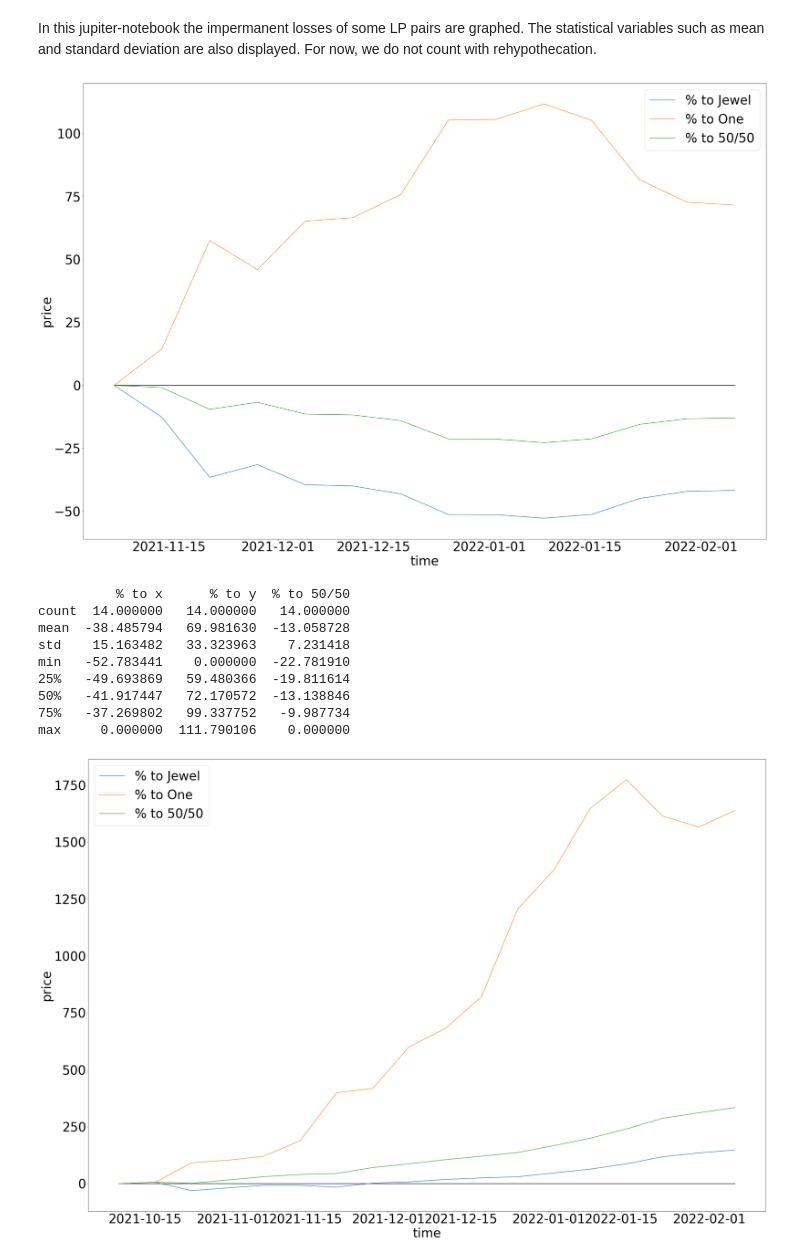
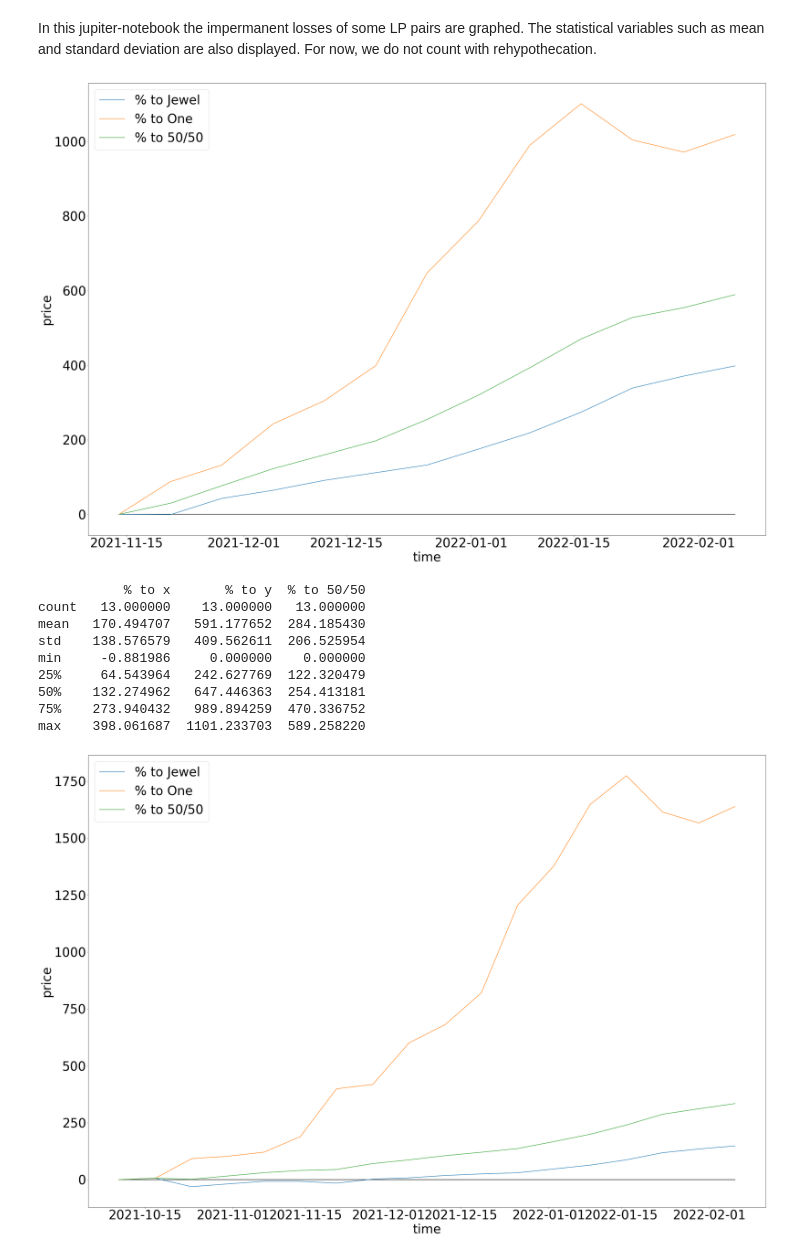
Before and after one commit to MaliMi97/portfolio, a Jupyter notebook: src/impermanent_loss.ipynb, the cells around one changed output. Cells and saved outputs as stored; diff of their text form; code cells hidden in the pictures.

```diff
--- a/src/impermanent_loss.ipynb
+++ b/src/impermanent_loss.ipynb
@@ -10,21 +10,21 @@ import datetime
 # %%
 c = CoinGeckoAPI()
 # %%
-df = c.get_closing_price(datetime.datetime(2021, 11, 1), datetime.datetime.today(), 'week', 'defi-kingdoms')\
-    .merge(c.get_closing_price(datetime.datetime(2021, 11, 1), datetime.datetime.today(), 'week', 'harmony'), on='time')
+df = c.get_price_cap_volume(datetime.datetime(2021, 11, 1), datetime.datetime.today(), 'week', 'defi-kingdoms')\
+    .merge(c.get_price_cap_volume(datetime.datetime(2021, 11, 1), datetime.datetime.today(), 'week', 'harmony'), on='time')
 df['price_reward'] = df['price_x']
-df = impermanent_loss(df, 2002.80/365*7, 0)
+df = impermanent_loss(df, 200, 2.80/365*7, 0)
 impermanent_loss_vis(df, 'Jewel', "One")
 print(df[['% to x', '% to y', '% to 50/50']].describe())
 # %% [output]
-[figure, old version]
+[figure, new version]
-          % to x      % to y  % to 50/50
-count  14.000000   14.000000   14.000000
-mean  -38.485794   69.981630  -13.058728
-std    15.163482   33.323963    7.231418
-min   -52.783441    0.000000  -22.781910
-25%   -49.693869   59.480366  -19.811614
-50%   -41.917447   72.170572  -13.138846
-75%   -37.269802   99.337752   -9.987734
-max     0.000000  111.790106    0.000000
+           % to x       % to y  % to 50/50
+count   13.000000    13.000000   13.000000
+mean   170.494707   591.177652  284.185430
+std    138.576579   409.562611  206.525954
+min     -0.881986     0.000000    0.000000
+25%     64.543964   242.627769  122.320479
+50%    132.274962   647.446363  254.413181
+75%    273.940432   989.894259  470.336752
+max    398.061687  1101.233703  589.258220
 # %%
```
Also changed, not shown: parts of 3 cells of this notebook, 4 other files.
